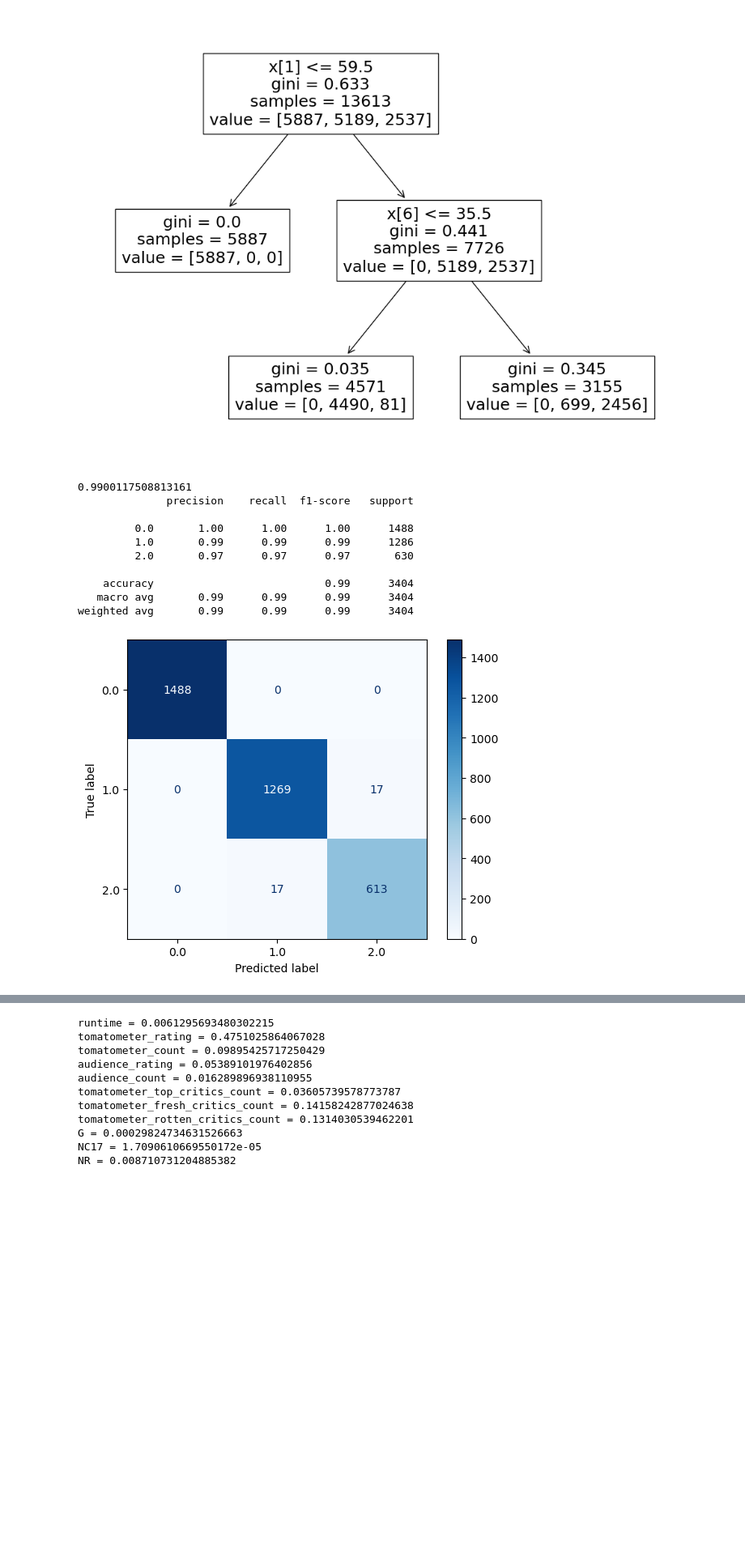
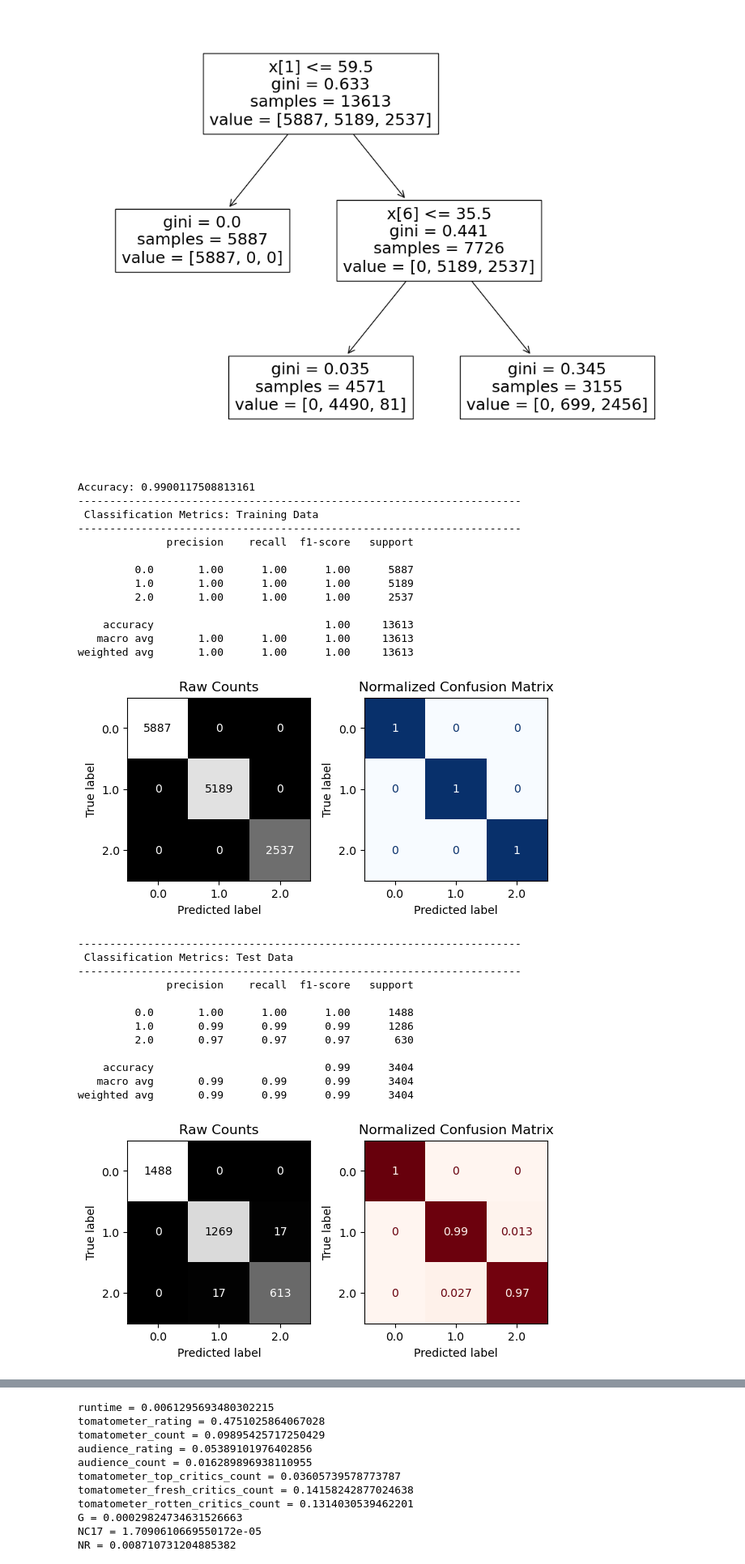
Before and after one commit to chrishunt11/Rotten-Tomatoes-Movies-Rating-Prediction, a Jupyter notebook: Rotten Tomatoes Movies Rating.ipynb, the cells around one changed output, grey strips where cells are left out. Shown at 81% size. Cells and saved outputs as stored; diff of their text form; code cells hidden in the pictures; blank space fills up the shorter version.

```diff
--- a/Rotten Tomatoes Movies Rating.ipynb
+++ b/Rotten Tomatoes Movies Rating.ipynb
@@ -178,0 +363,4 @@ weighted avg       0.95      0.95      0.95      3404
+# %%
+# Encode audience status feature with ordinal encoding
+audience_status = pd.DataFrame(df_movie['audience_status'].replace(['Spilled','Upright'],[0,1]))
+audience_status.head()
@@ -178,0 +376,4 @@ weighted avg       0.95      0.95      0.95      3404
+# %%
+# Encode tomatometer status feature with ordinal encoding
+tomatometer_status = pd.DataFrame(df_movie['tomatometer_status'].replace(['Rotten','Fresh','Certified-Fresh'],[0,1,2]))
+tomatometer_status
@@ -178,0 +394,7 @@ weighted avg       0.95      0.95      0.95      3404
+# %%
+# Combine all of the features together into one dataframe
+df = pd.concat([df_movie[['runtime', 'tomatometer_rating', 'tomatometer_count',
+                                  'audience_rating', 'audience_count', 'tomatometer_top_critics_count',
+                                  'tomatometer_fresh_critics_count', 'tomatometer_rotten_critics_count']],
+                        content_rating, audience_status, tomatometer_status], axis=1).dropna()
+df.head()
@@ -178,0 +428,4 @@ weighted avg       0.95      0.95      0.95      3404
+# %%
+# Split the data into training and test data
+X_train, X_test, y_train, y_test = train_test_split(df.drop(['tomatometer_status'], axis=1), df['tomatometer_status'], test_size= 0.2, random_state=42)
+print(f'Size of training data is {len(X_train)} and the size of test data is {len(X_test)}')
@@ -186,28 +476,41 @@ plt.show()
 # %%
 # Instantiate Decision Tree Classifier with default hyperparameter settings
 tree = DecisionTreeClassifier(random_state=2)
 
 # Train the classifier on the training data
 tree.fit(X_train, y_train)
 
-# Predict the test data with trained tree classifier
+# Predict the test data with the trained tree classifier
 y_predict = tree.predict(X_test)
 
 # Print accuracy and classification report on test data
-print(accuracy_score(y_test, y_predict))
-print(classification_report(y_test, y_predict))
-
-# Plot confusion matrix on test data
-ConfusionMatrixDisplay.from_predictions(y_test, y_predict, cmap='Blues');
+print("Accuracy:", accuracy_score(y_test, y_predict))
+evaluate_classification(tree, X_train, y_train, X_test, y_test)
 # %% [output]
-0.9900117508813161
+Accuracy: 0.9900117508813161
+----------------------------------------------------------------------
+ Classification Metrics: Training Data
+----------------------------------------------------------------------
               precision    recall  f1-score   support
 
-         0.0       1.00      1.00      1.00      1488
-         1.0       0.99      0.99      0.99      1286
-         2.0       0.97      0.97      0.97       630
+         0.0       1.00      1.00      1.00      5887
+         1.0       1.00      1.00      1.00      5189
+         2.0       1.00      1.00      1.00      2537
 
-    accuracy                           0.99      3404
-   macro avg       0.99      0.99      0.99      3404
-weighted avg       0.99      0.99      0.99      3404
+    accuracy                           1.00     13613
+   macro avg       1.00      1.00      1.00     13613
+weighted avg       1.00      1.00      1.00     13613
-[figure, old version]
+[figure, new version]
+----------------------------------------------------------------------
+ Classification Metrics: Test Data
+----------------------------------------------------------------------
+              precision    recall  f1-score   support
+
+         0.0       1.00      1.00      1.00      1488
+         1.0       0.99      0.99      0.99      1286
+         2.0       0.97      0.97      0.97       630
+
+    accuracy                           0.99      3404
+   macro avg       0.99      0.99      0.99      3404
+weighted avg       0.99      0.99      0.99      3404
+[figure, added]
```
Also changed, not shown: parts of 112 cells of this notebook.
